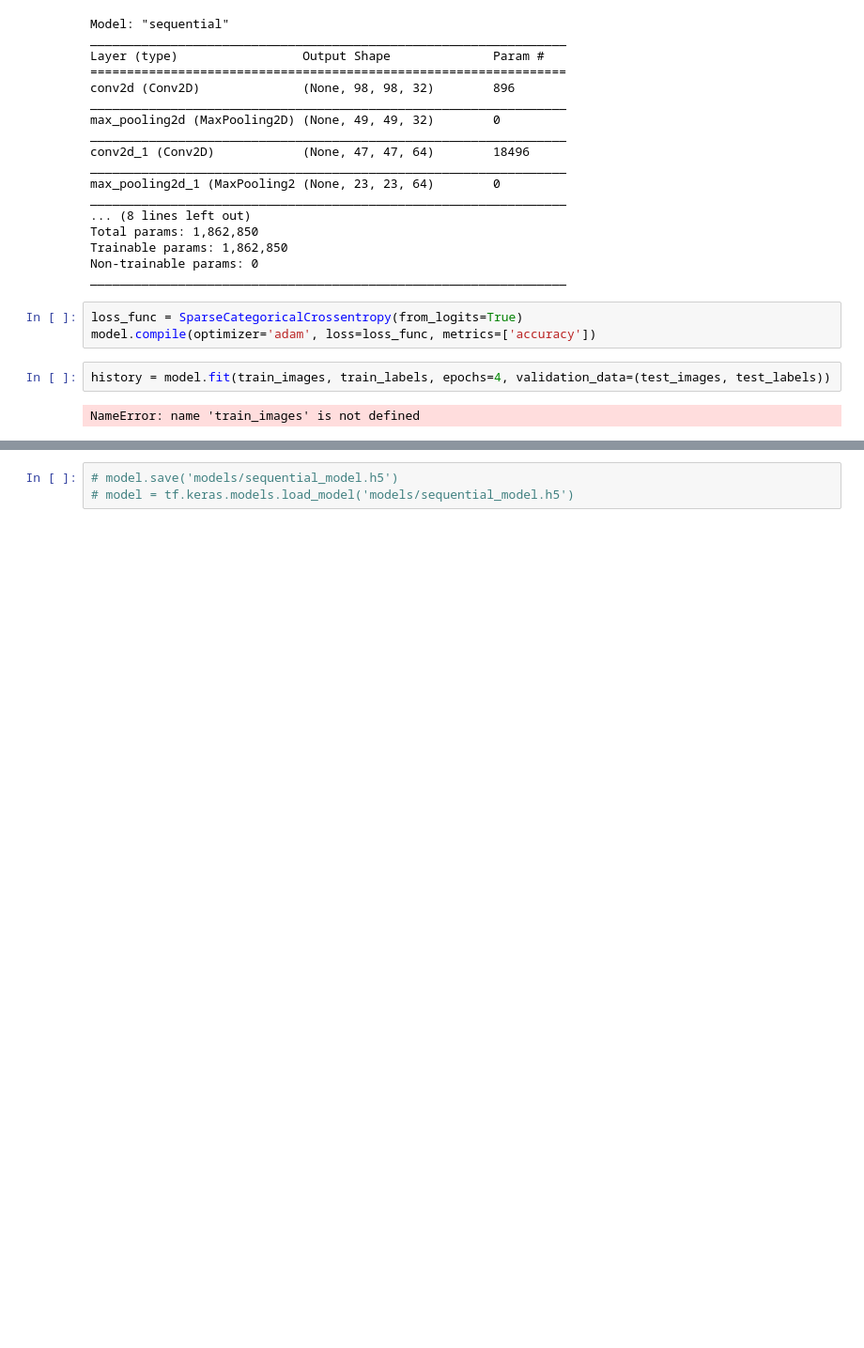
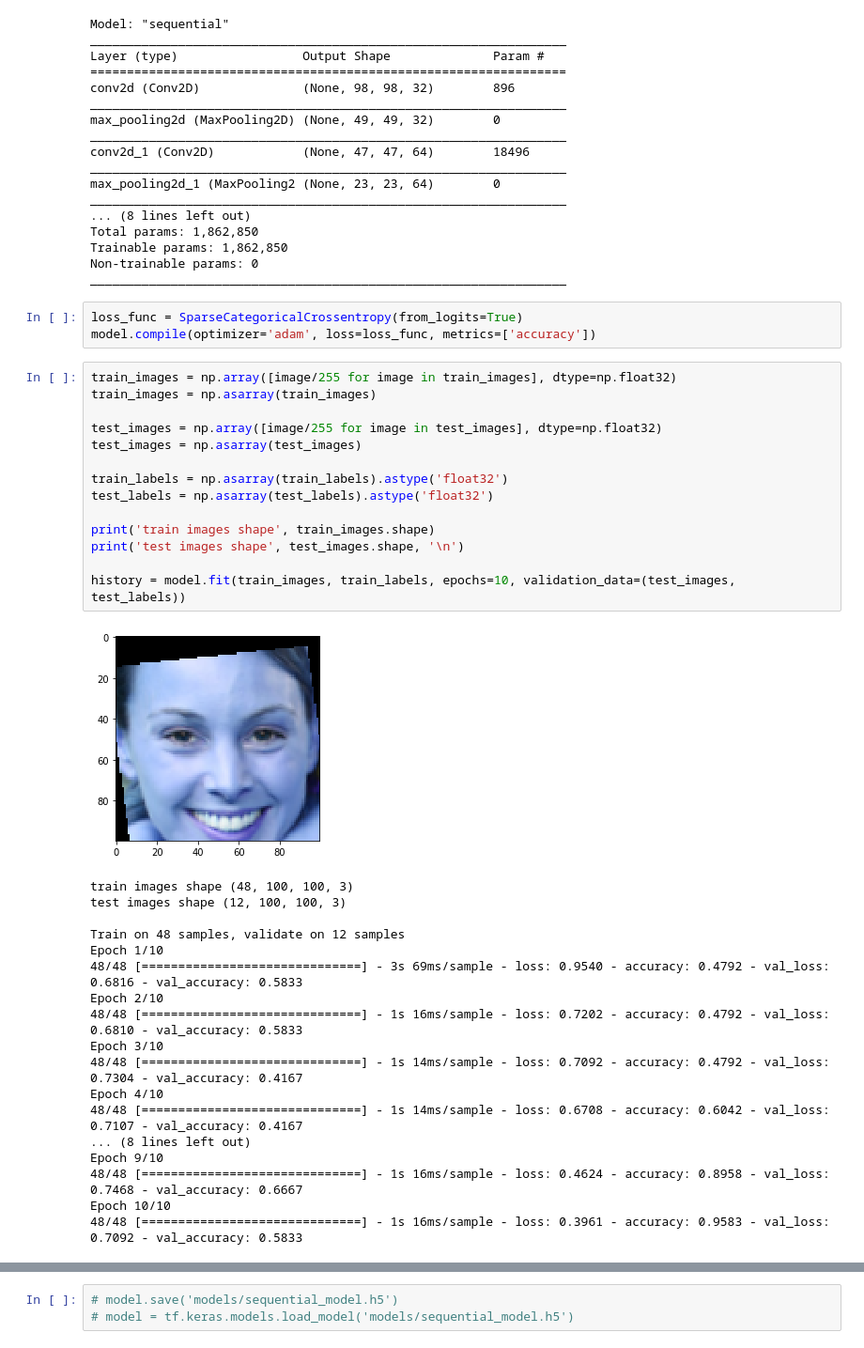
Before and after one commit to BA-Software-Development-Ed/ai-exam-project, a Jupyter notebook: src/notebooks/FaceRecognizer.ipynb, the cells around one changed output, grey strips where cells are left out. Shown at 94% size. Saved outputs shown, nothing was run; the diff lists cells and outputs as text; blank space fills up the shorter version.

```diff
--- a/src/notebooks/FaceRecognizer.ipynb
+++ b/src/notebooks/FaceRecognizer.ipynb
@@ -80,10 +79,39 @@ _________________________________________________________________
 # %%
 loss_func = SparseCategoricalCrossentropy(from_logits=True)
 model.compile(optimizer='adam', loss=loss_func, metrics=['accuracy'])
-# %%
-history = model.fit(train_images, train_labels, epochs=4, validation_data=(test_images, test_labels))
-# %% [output]
-NameError: name 'train_images' is not defined
+# %%
+train_images = np.array([image/255 for image in train_images], dtype=np.float32)
+train_images = np.asarray(train_images)
+
+test_images = np.array([image/255 for image in test_images], dtype=np.float32)
+test_images = np.asarray(test_images)
+
+train_labels = np.asarray(train_labels).astype('float32')
+test_labels = np.asarray(test_labels).astype('float32')
+
+print('train images shape', train_images.shape)
+print('test images shape', test_images.shape, '\n')
+
+history = model.fit(train_images, train_labels, epochs=10, validation_data=(test_images, test_labels))
+# %% [output]
+[figure, added]
+train images shape (48, 100, 100, 3)
+test images shape (12, 100, 100, 3)
+
+Train on 48 samples, validate on 12 samples
+Epoch 1/10
+48/48 [==============================] - 3s 69ms/sample - loss: 0.9540 - accuracy: 0.4792 - val_loss: 0.6816 - val_accuracy: 0.5833
+Epoch 2/10
+48/48 [==============================] - 1s 16ms/sample - loss: 0.7202 - accuracy: 0.4792 - val_loss: 0.6810 - val_accuracy: 0.5833
+Epoch 3/10
+48/48 [==============================] - 1s 14ms/sample - loss: 0.7092 - accuracy: 0.4792 - val_loss: 0.7304 - val_accuracy: 0.4167
+Epoch 4/10
+48/48 [==============================] - 1s 14ms/sample - loss: 0.6708 - accuracy: 0.6042 - val_loss: 0.7107 - val_accuracy: 0.4167
+... (8 lines left out)
+Epoch 9/10
+48/48 [==============================] - 1s 16ms/sample - loss: 0.4624 - accuracy: 0.8958 - val_loss: 0.7468 - val_accuracy: 0.6667
+Epoch 10/10
+48/48 [==============================] - 1s 16ms/sample - loss: 0.3961 - accuracy: 0.9583 - val_loss: 0.7092 - val_accuracy: 0.5833
 # %%
 plt.plot(history.history['accuracy'], label='accuracy')
 plt.plot(history.history['val_accuracy'], label = 'val_accuracy')
```
Also changed, not shown: parts of 7 cells of this notebook, 1 other file.
